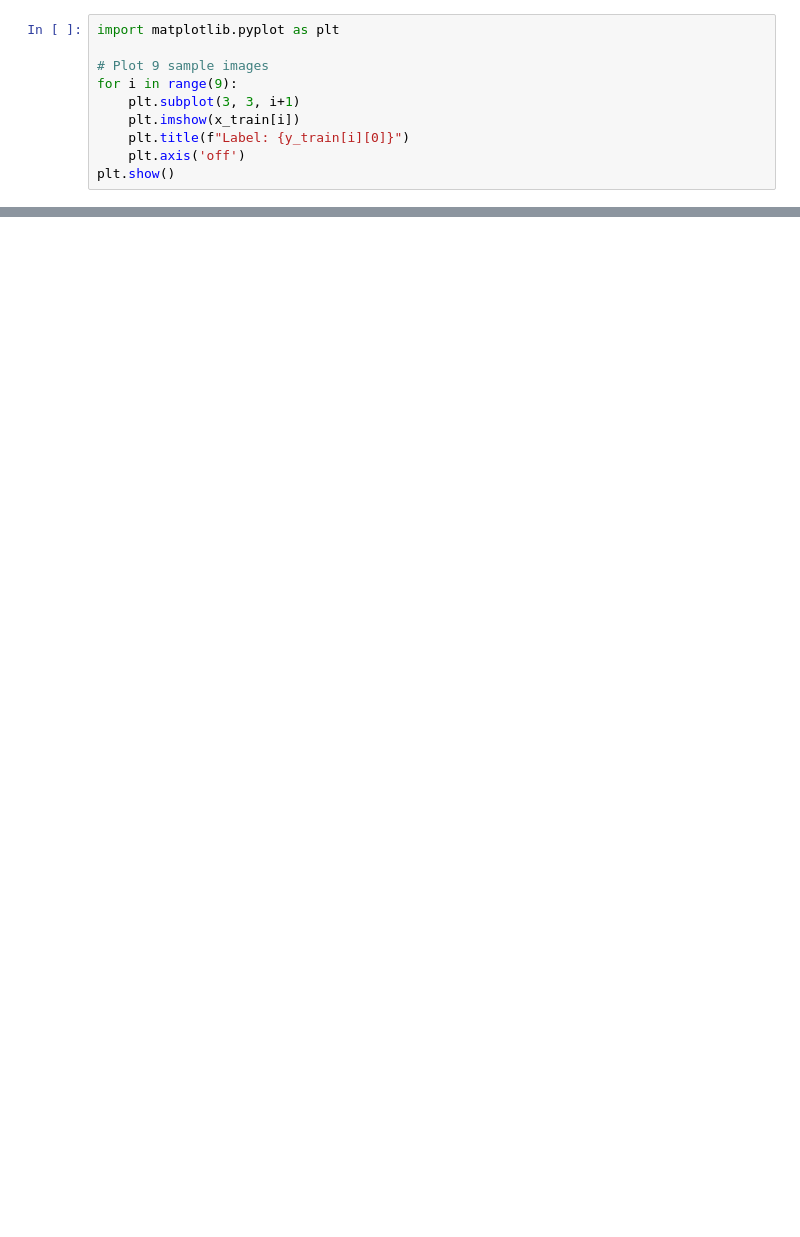
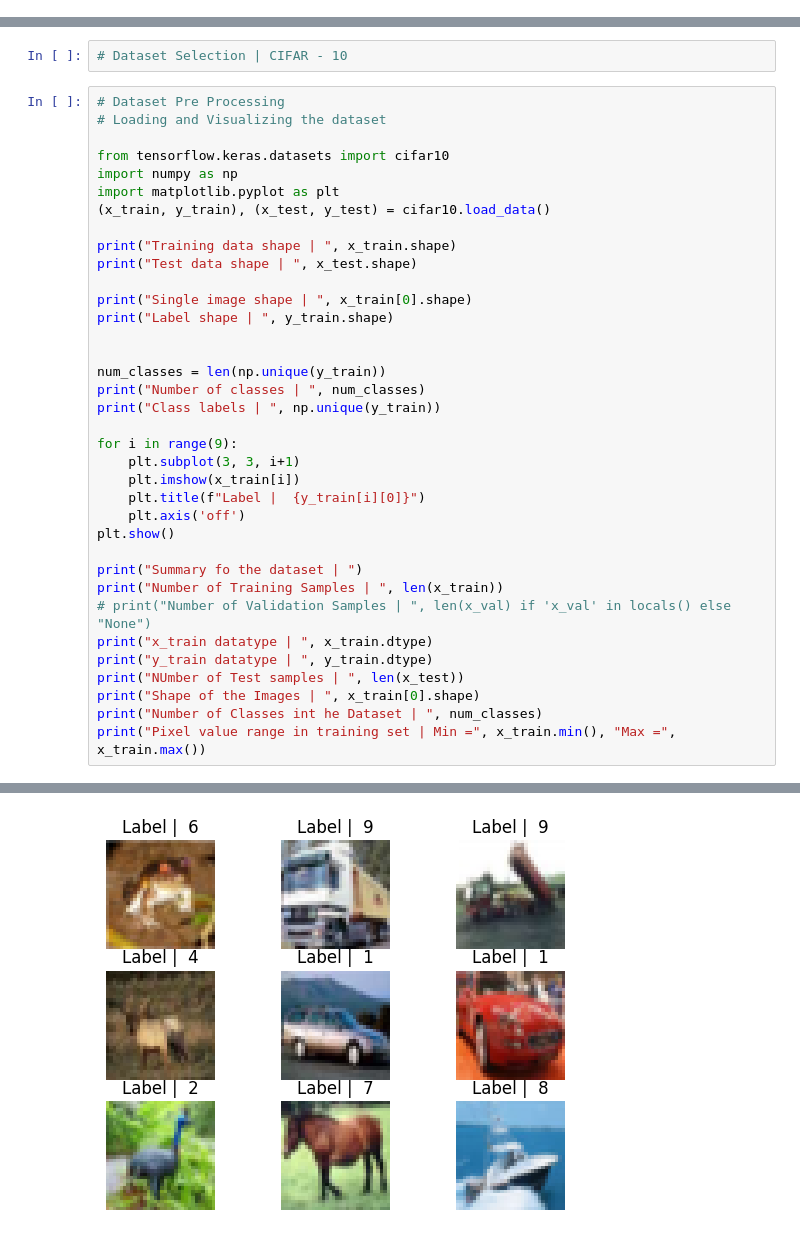
Before and after one commit to Vaishnavi-TCD/TCD, a Jupyter notebook: CV_CNN.ipynb, the cells around one changed output, grey strips where cells are left out. Saved outputs shown, nothing was run; the diff lists cells and outputs as text; blank space fills up the shorter version.

```diff
--- a/CV_CNN.ipynb
+++ b/CV_CNN.ipynb
@@ -37,10 +2,0 @@ Class labels: [0 1 2 3 4 5 6 7 8 9]
-# %%
-import matplotlib.pyplot as plt
-
-# Plot 9 sample images
-for i in range(9):
-    plt.subplot(3, 3, i+1)
-    plt.imshow(x_train[i])
-    plt.title(f"Label: {y_train[i][0]}")
-    plt.axis('off')
-plt.show()
@@ -377,0 +3,39 @@ plt.show()
+# %%
+# Dataset Selection | CIFAR - 10
+# %%
+# Dataset Pre Processing
+# Loading and Visualizing the dataset
+
+from tensorflow.keras.datasets import cifar10
+import numpy as np
+import matplotlib.pyplot as plt
+(x_train, y_train), (x_test, y_test) = cifar10.load_data()
+
+print("Training data shape | ", x_train.shape)
+print("Test data shape | ", x_test.shape)
+
+print("Single image shape | ", x_train[0].shape)
+print("Label shape | ", y_train.shape)
+
+
+num_classes = len(np.unique(y_train))
+print("Number of classes | ", num_classes)
+print("Class labels | ", np.unique(y_train))
+
+for i in range(9):
+    plt.subplot(3, 3, i+1)
+    plt.imshow(x_train[i])
+    plt.title(f"Label |  {y_train[i][0]}")
+    plt.axis('off')
+plt.show()
+
+print("Summary fo the dataset | ")
+print("Number of Training Samples | ", len(x_train))
+# print("Number of Validation Samples | ", len(x_val) if 'x_val' in locals() else "None")
+print("x_train datatype | ", x_train.dtype)
+print("y_train datatype | ", y_train.dtype)
+print("NUmber of Test samples | ", len(x_test))
+print("Shape of the Images | ", x_train[0].shape)
+print("Number of Classes int he Dataset | ", num_classes)
+print("Pixel value range in training set | Min =", x_train.min(), "Max =", x_train.max())
+# %% [output]
@@ -377,0 +50 @@ plt.show()
+[figure, added]
```
Also changed, not shown: parts of 38 cells of this notebook.
